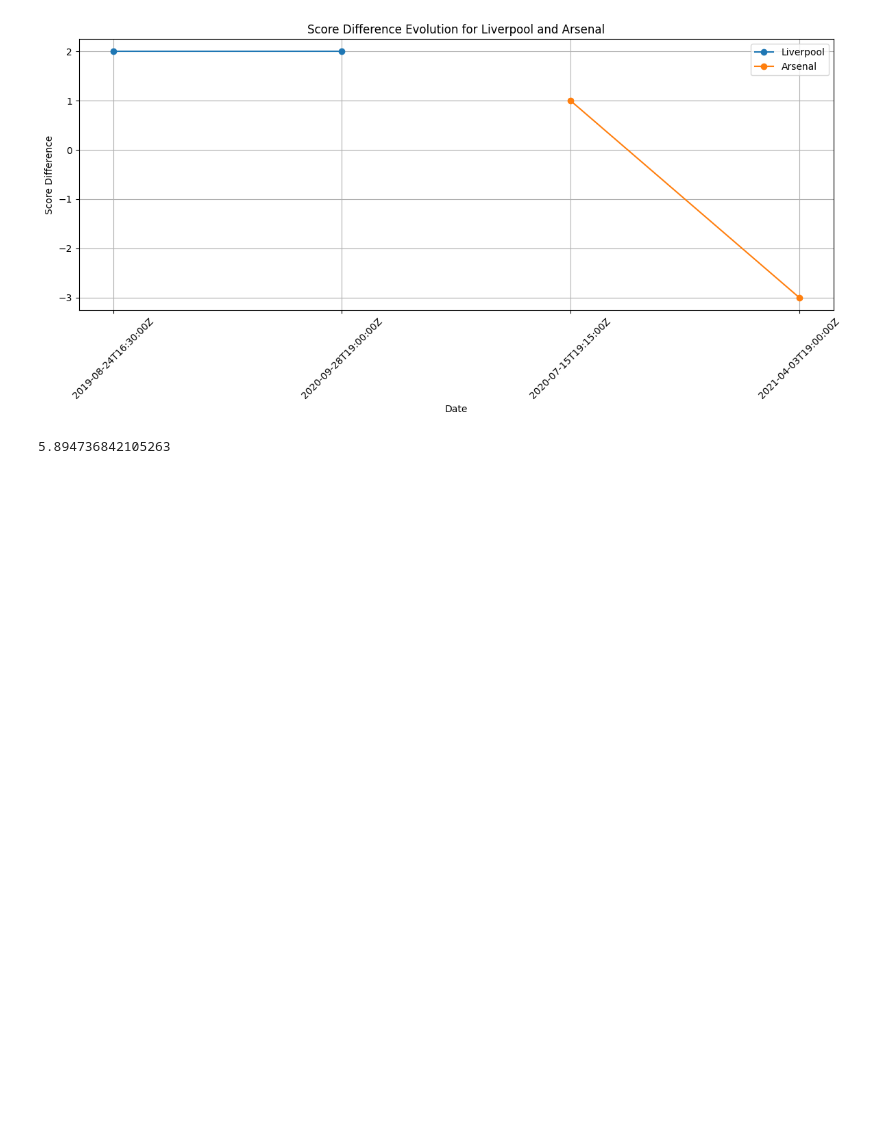
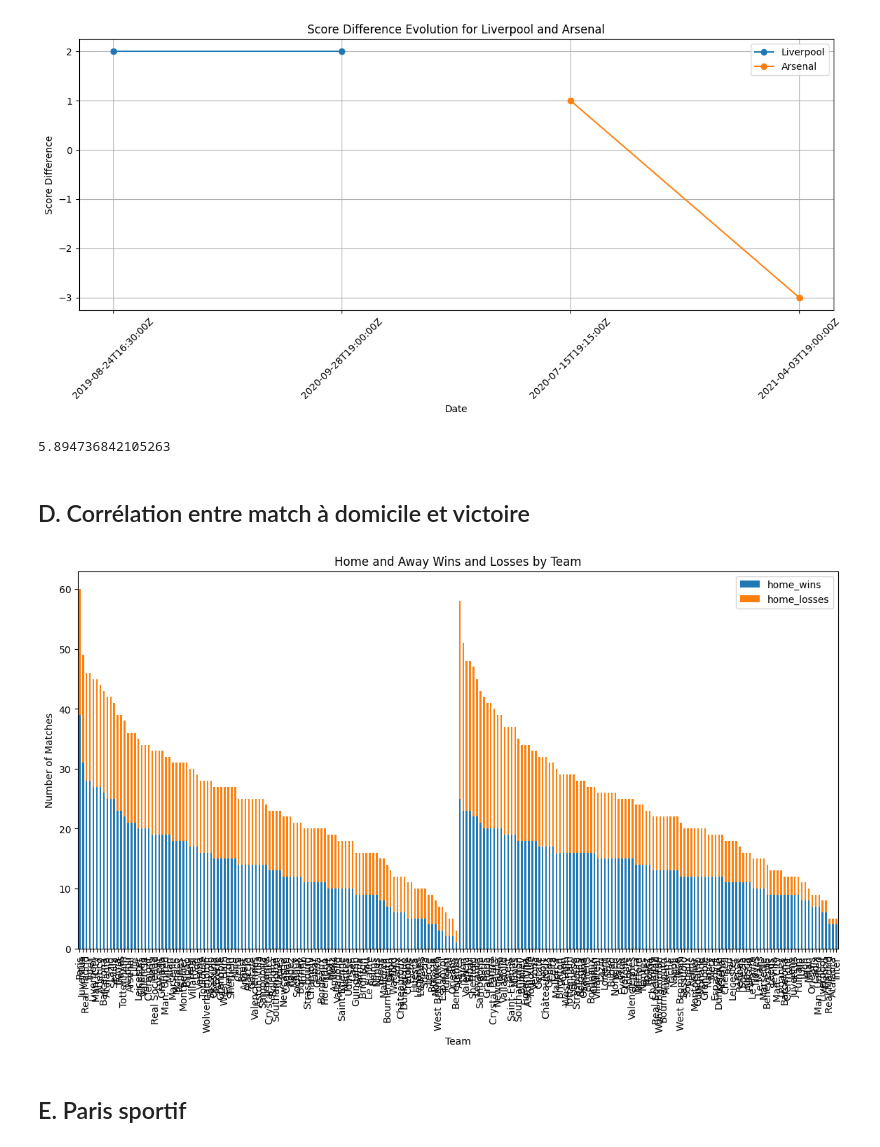
Before and after one commit to Jael-dev/Python-Data-Visualasation-project, a Jupyter notebook: projet.ipynb, the cells around one changed output. Cells and saved outputs as stored; diff of their text form; code cells hidden in the pictures; blank space fills up the shorter version.

```diff
--- a/projet.ipynb
+++ b/projet.ipynb
@@ -521,3 +524,39 @@ average_subs = sub_count_per_match.mean()
 print(average_subs)
 # %% [output]
 5.894736842105263
+# %% [markdown]
+## D. Corrélation entre match à domicile et victoire
+# %%
+'''
+Existe-t-il une corrélation entre match à domicile et victoire ? Afficher le nombre de
+victoire/défaite en fonction des équipes à domicile (home) et invité (away). Est-ce
+qu'on observe une corrélation ?
+'''
+
+# Calculate the number of wins and losses for home and away teams
+home_wins = matchdf[matchdf['home_score'] > matchdf['away_score']]
+home_losses = matchdf[matchdf['home_score'] < matchdf['away_score']]
+away_wins = matchdf[matchdf['home_score'] < matchdf['away_score']]
+away_losses = matchdf[matchdf['home_score'] > matchdf['away_score']]
+home_win_count = home_wins['hometeam'].value_counts()
+home_loss_count = home_losses['hometeam'].value_counts()
+away_win_count = away_wins['awayteam'].value_counts()
+away_loss_count = away_losses['awayteam'].value_counts()
+
+# Create a dataframe to visualize the results
+results_df = imports.pd.DataFrame({
+    'team': imports.pd.concat([home_win_count, away_loss_count]).index,
+    'home_wins': imports.pd.concat([home_win_count, away_loss_count]).values,
+    'home_losses': imports.pd.concat([home_loss_count, away_win_count]).values
+})
+
+# Plotting
+results_df.plot(kind='bar', x='team', stacked=True, figsize=(14, 7))
+Visualisation.plt.title('Home and Away Wins and Losses by Team')
+Visualisation.plt.xlabel('Team')
+Visualisation.plt.ylabel('Number of Matches')
+Visualisation.plt.show()
+# %% [output]
+[figure, added]
+# %% [markdown]
+## E. Paris sportif
```
Also changed, not shown: parts of 5 cells of this notebook, 2 other files.
